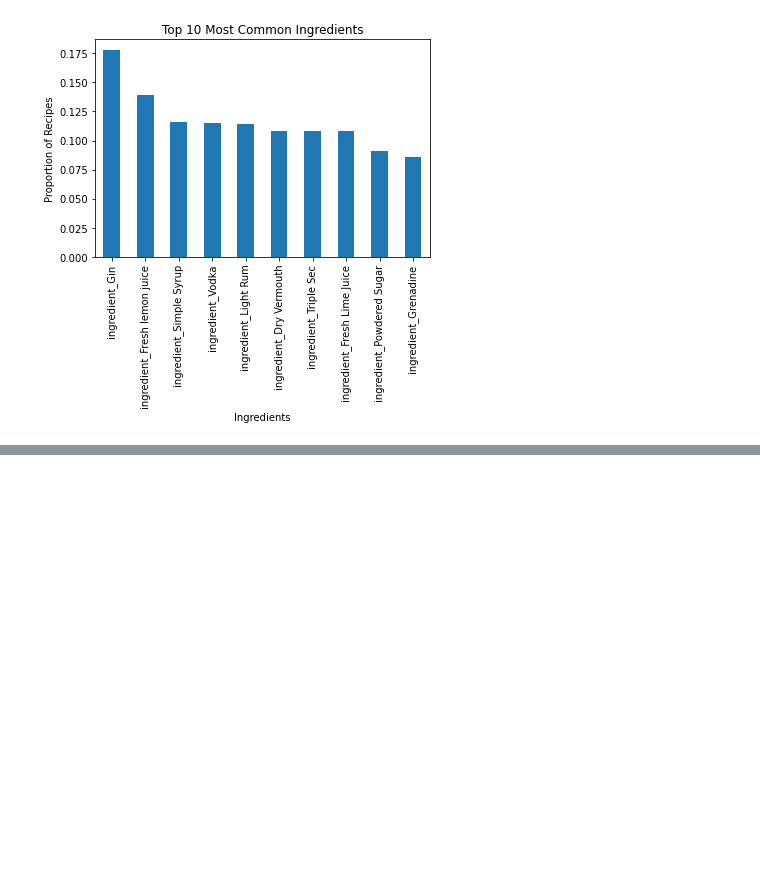
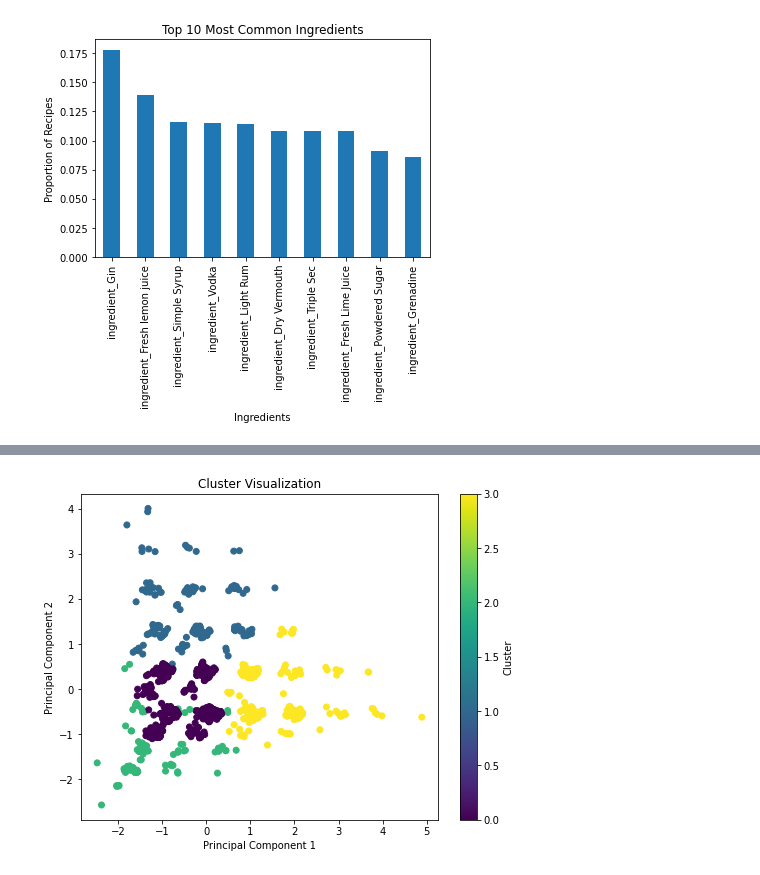
Before and after one commit to aacole3377/cocktail_clustering, a Jupyter notebook: cocktail_clustering.ipynb, the cells around one changed output, grey strips where cells are left out. Drawn from its saved outputs; the diff is of its cells as text; code cells hidden in the pictures; blank space fills up the shorter version.

```diff
--- a/cocktail_clustering.ipynb
+++ b/cocktail_clustering.ipynb
@@ -173,0 +194,8 @@ plt.show()
+# %%
+df.drop(['name'], axis=1, inplace=True)
+# %%
+pca = PCA(n_components=0.95)  # Retain 95% of the variance
+df_reduced = pca.fit_transform(df)
+# %%
+kmeans = KMeans(n_clusters=4)  # Replace optimal_k with the number you determine
+clusters = kmeans.fit_predict(df_reduced)
@@ -173,0 +220,10 @@ plt.show()
+# %%
+plt.figure(figsize=(8, 6))
+plt.scatter(df_reduced[:, 0], df_reduced[:, 1], c=clusters, cmap='viridis', marker='o')
+plt.title('Cluster Visualization')
+plt.xlabel('Principal Component 1')
+plt.ylabel('Principal Component 2')
+plt.colorbar(label='Cluster')
+plt.show()
+# %% [output]
+[figure, added]
```
Also changed, not shown: parts of 3 cells of this notebook, 11 other files.
